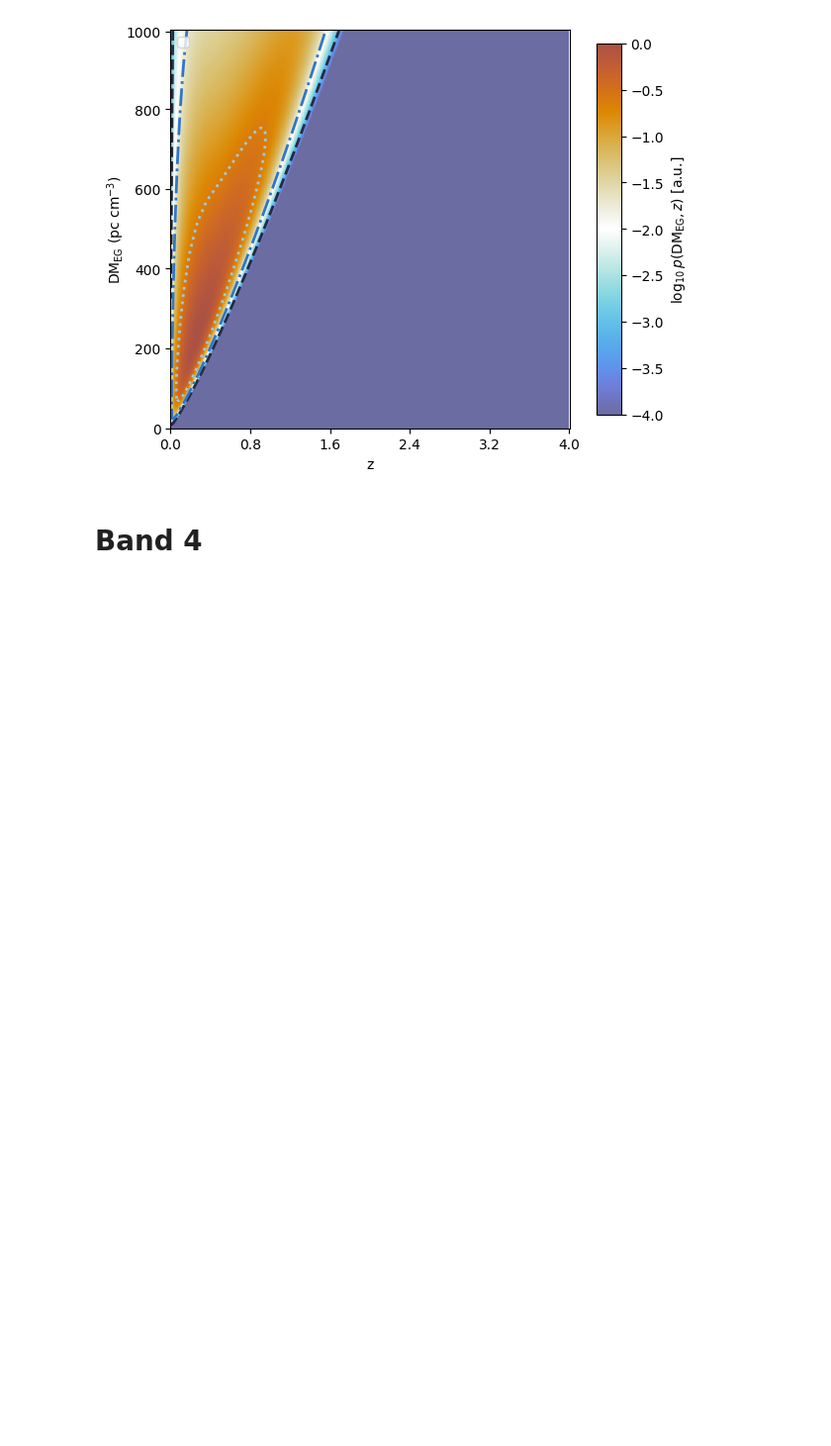
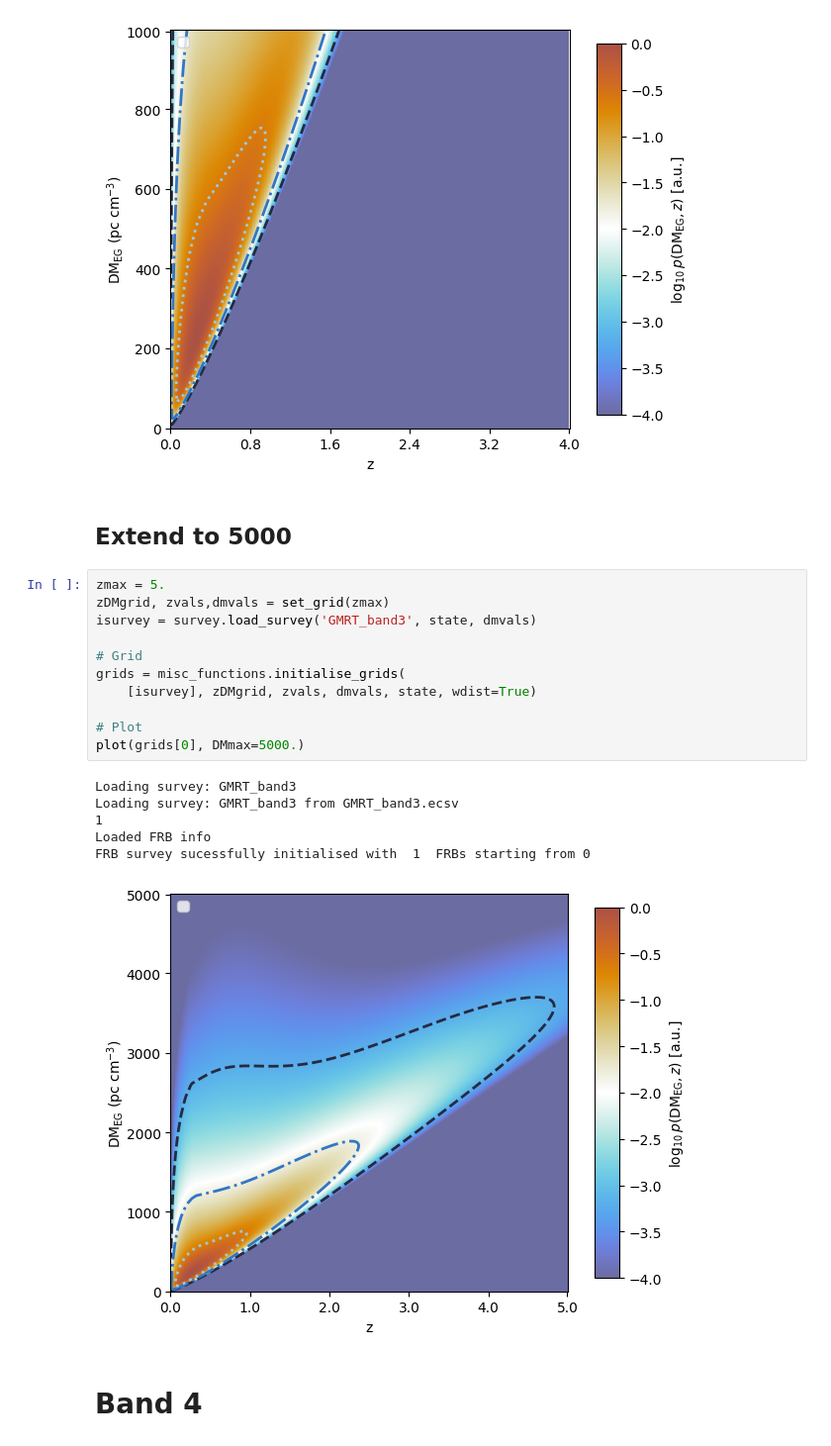
Before and after one commit to FRBs/zdm, a Jupyter notebook: docs/nb/GMRT_forecasts.ipynb, the cells around one changed output. Shown at 99% size. Saved outputs shown, nothing was run; the diff lists cells and outputs as text; blank space fills up the shorter version.

```diff
--- a/docs/nb/GMRT_forecasts.ipynb
+++ b/docs/nb/GMRT_forecasts.ipynb
@@ -77,6 +77,26 @@ Loading survey: GMRT_band3 from GMRT_band3.ecsv
 Loaded FRB info
 FRB survey sucessfully initialised with  1  FRBs starting from 0
 [figure]
+# %% [markdown]
+## Extend to 5000
+# %%
+zmax = 5.
+zDMgrid, zvals,dmvals = set_grid(zmax)
+isurvey = survey.load_survey('GMRT_band3', state, dmvals)
+
+# Grid
+grids = misc_functions.initialise_grids(
+    [isurvey], zDMgrid, zvals, dmvals, state, wdist=True)
+
+# Plot
+plot(grids[0], DMmax=5000.)
+# %% [output]
+Loading survey: GMRT_band3
+Loading survey: GMRT_band3 from GMRT_band3.ecsv
+1
+Loaded FRB info
+FRB survey sucessfully initialised with  1  FRBs starting from 0
+[figure, added]
 # %% [markdown]
 # Band 4
 # %%
```
Also changed, not shown: parts of 2 cells of this notebook.
